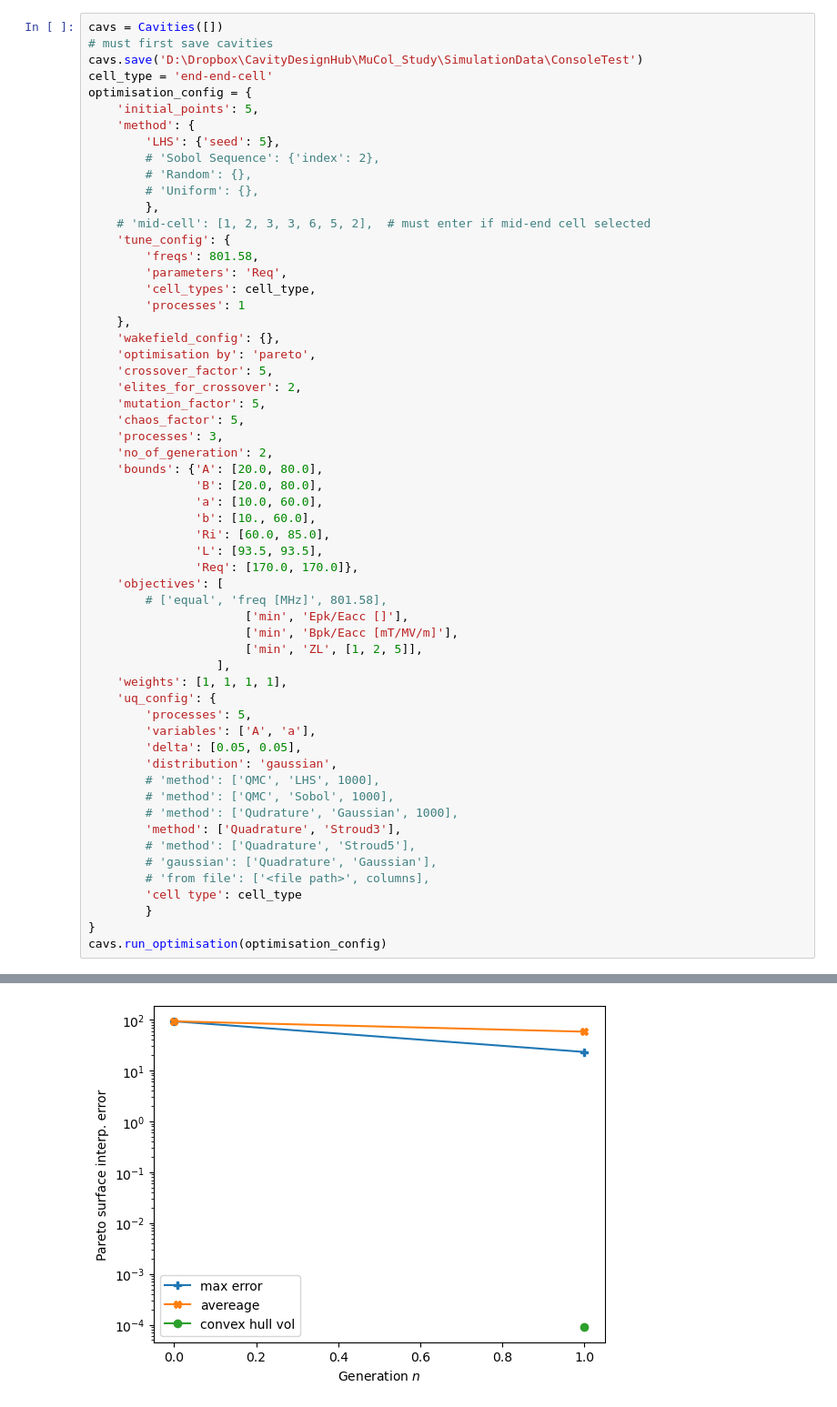
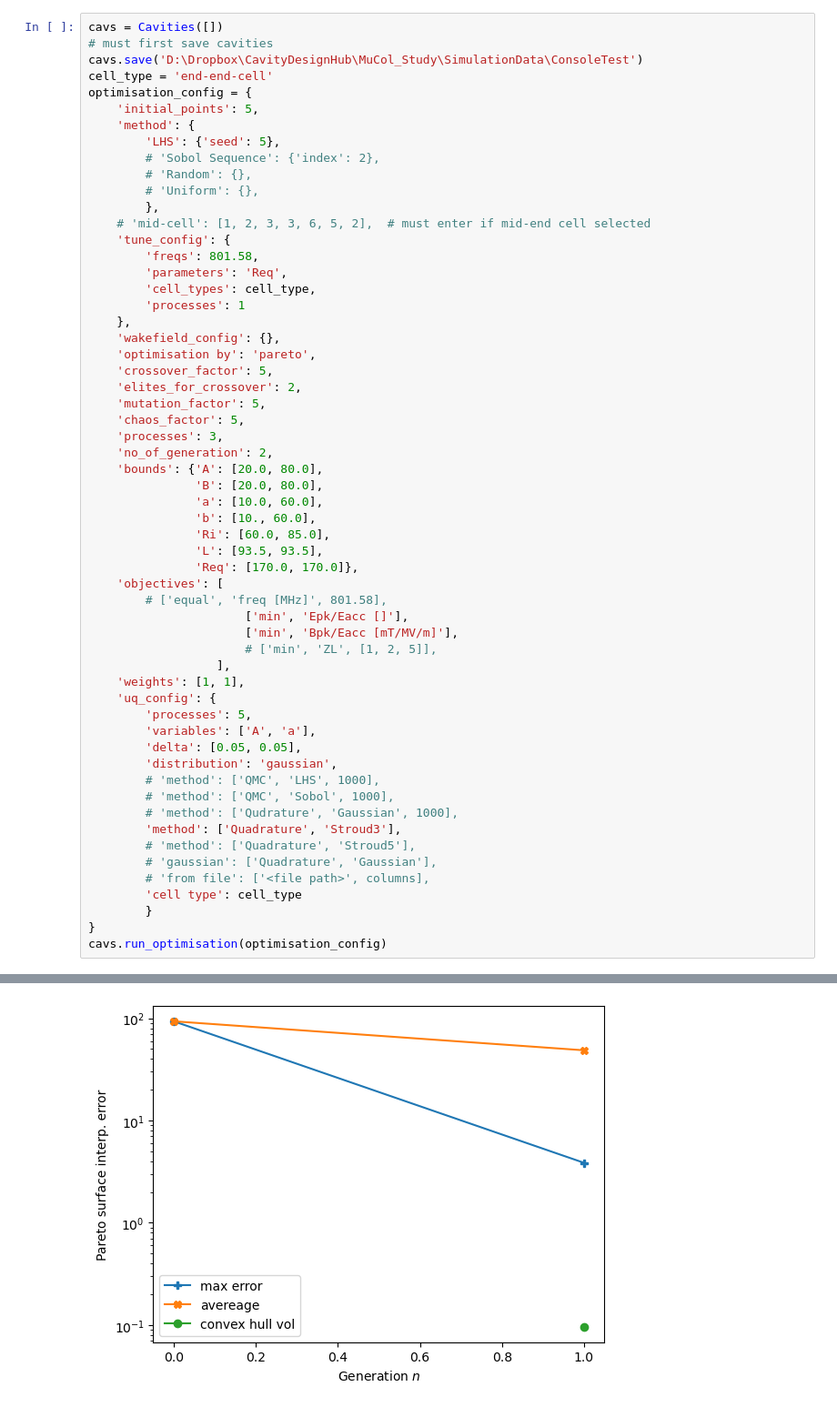
Before and after one commit to Dark-Elektron/cavsim2d, a Jupyter notebook: notebooks/optimisation.ipynb, the cells around one changed output, grey strips where cells are left out. Shown at 91% size. Cells and saved outputs as stored; diff of their text form.

```diff
--- a/notebooks/optimisation.ipynb
+++ b/notebooks/optimisation.ipynb
@@ -51,9 +51,9 @@ optimisation_config = {
         # ['equal', 'freq [MHz]', 801.58],
                       ['min', 'Epk/Eacc []'],
                       ['min', 'Bpk/Eacc [mT/MV/m]'],
-                      ['min', 'ZL', [1, 2, 5]],
+                      # ['min', 'ZL', [1, 2, 5]],
                   ],
-    'weights': [1, 1, 1, 1],
+    'weights': [1, 1],
     'uq_config': {
         'processes': 5,
         'variables': ['A', 'a'],
@@ -109 +109 @@ End time:  2024-08-16 15:40:17.067358
-[figure, old version]
+[figure, new version]
```
Also changed, not shown: parts of 1 cell of this notebook, 6 other files.
